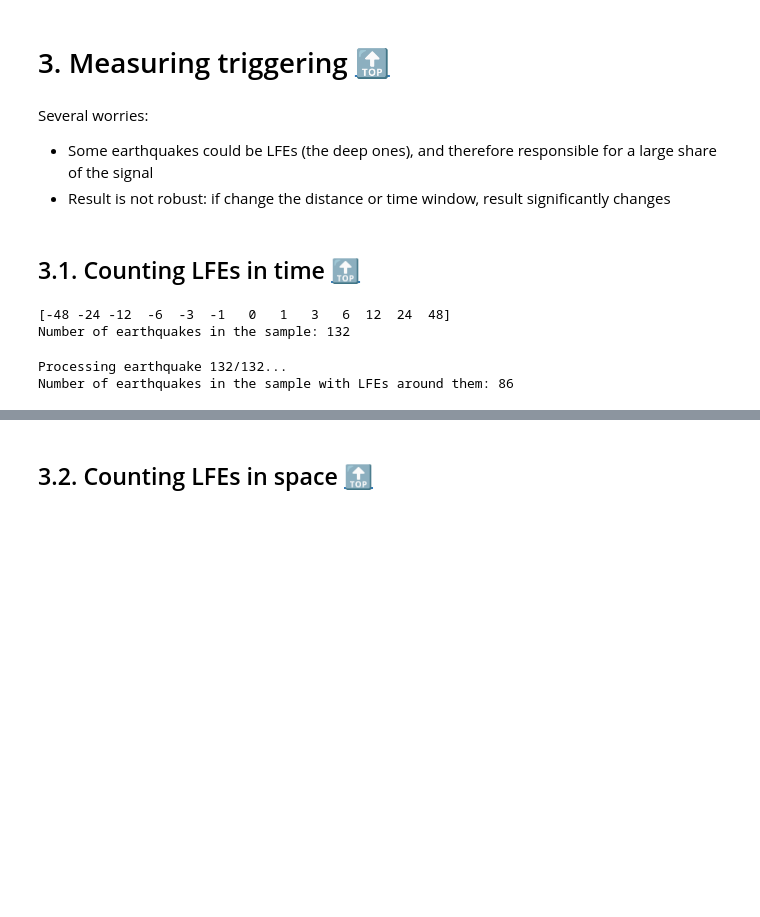
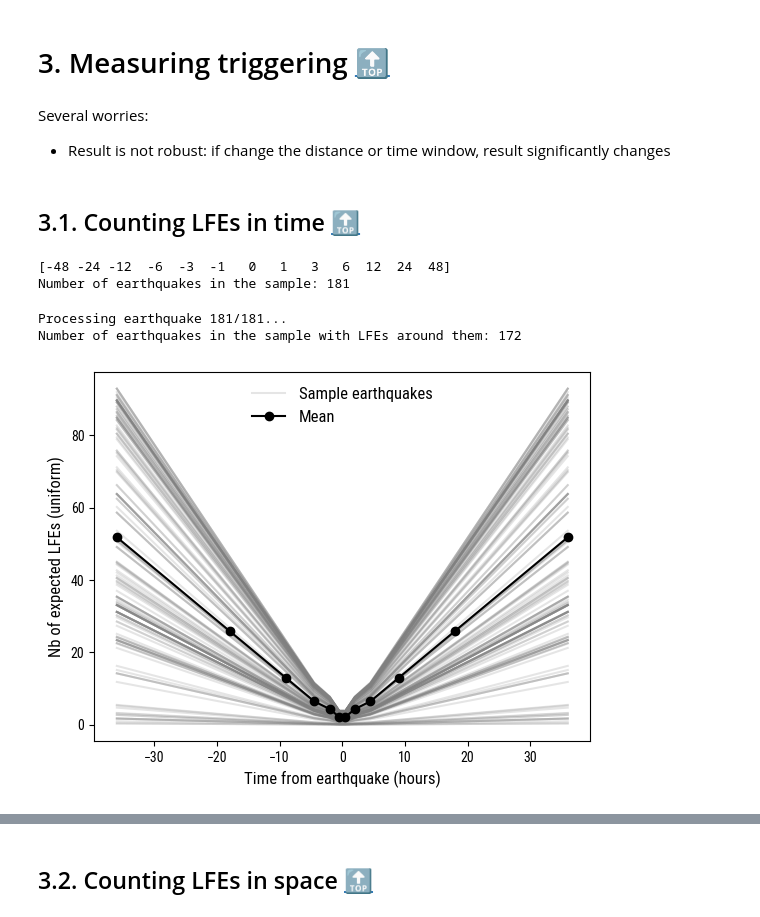
Before and after one commit to gfarge/tremor_v_eq, a Jupyter notebook: parkfield_triggering.ipynb, the cells around one changed output, grey strips where cells are left out. Cells and saved outputs as stored; diff of their text form; code cells hidden in the pictures; blank space fills up the shorter version.

```diff
--- a/parkfield_triggering.ipynb
+++ b/parkfield_triggering.ipynb
@@ -179,7 +183,6 @@ lfe_family['yf'] = t[1]
 # 3. <a id='toc3_'></a>Measuring triggering    [&#128285;](#toc0_)
 # %% [markdown]
 Several worries:
-- Some earthquakes could be LFEs (the deep ones), and therefore responsible for a large share of the signal
 - Result is not robust: if change the distance or time window, result significantly changes
 # %%
 # Define date range and completeness for this counting session
@@ -208,51 +213,62 @@ eq_in_range = eq_in_range[in_date_range & above_completness & (eq.yf < 5)]
 time_bins = np.array([-48, -24, -12, -6, -3, -1, 0, 1, 3, 6, 12, 24, 48]) # in hours
 print(time_bins)
 dmin = 0
-dmax = 20
+dmax = 60
 epicentral = True
 
 # Select which earthquakes to use for triggering analysis
 mag_min = 3.
-mag_max = 6
-depth_max = 20.
-eq_sample = eq_in_range[(eq_in_range.mag >= mag_min) & (eq_in_range.mag <= mag_max) & (eq_in_range.depth <= depth_max)]
+mag_max = 5.
+eq_sample = eq_in_range[(eq_in_range.mag >= mag_min) & (eq_in_range.mag <= mag_max)]
 
 print('Number of earthquakes in the sample: {:d}'.format(len(eq_sample)))
 # %% [output]
 [-48 -24 -12  -6  -3  -1   0   1   3   6  12  24  48]
-Number of earthquakes in the sample: 132
+Number of earthquakes in the sample: 181
 # %%
-# New: Compute the expected number of LFEs around selected earthquakes
+# Compute the expected number of LFEs around selected earthquakes
 n_lfe_base_total = np.zeros(len(eq_sample))
 
 for ii, sel_eq in enumerate(eq_sample.itertuples()):
     print('Processing earthquake {:d}/{:d}...'.format(ii+1, len(eq_sample)), end='\r')
 
     # Select LFE families within a given distance from the selected earthquake
     if epicentral:
         distance_to_lfe_fam = np.sqrt((lfe_family.xf - sel_eq.xf)**2 + (lfe_family.yf - sel_eq.yf)**2)
     else:
         distance_to_lfe_fam = np.sqrt((lfe_family.xf - sel_eq.xf)**2 + (lfe_family.yf - sel_eq.yf)**2 + (lfe_family.depth - sel_eq.depth)**2)
 
     lfe_fam_in_range = lfe_family[(distance_to_lfe_fam >= dmin) & (distance_to_lfe_fam <= dmax)]
 
     # Count the number of LFEs in the family
     n_lfe_base_total[ii] = lfe_fam_in_range.n_ev_in_range.sum()
 
 # Scale the total number of LFEs to the expected number in each time bin
 n_lfe_base = np.zeros((len(time_bins)-1, len(eq_sample)))
 
 total_duration = (date_range[1] - date_range[0]) / np.timedelta64(1, 'h') # in hours
 n_lfe_base_total = n_lfe_base_total / total_duration  # in events per hour
 
 for ii in range(len(eq_sample)):
     for jj in range(len(time_bins)-1):
         n_lfe_base[jj, ii] = n_lfe_base_total[ii] * (time_bins[jj+1] - time_bins[jj])
 
 # Remove the earthquakes that have no LFEs around them
 eq_sample = eq_sample[n_lfe_base_total != 0]
 n_lfe_base = n_lfe_base[:, n_lfe_base_total != 0]
 print('\nNumber of earthquakes in the sample with LFEs around them: {:d}'.format(len(eq_sample)))
+
+# Plot
+fig, ax = plt.subplots()
+ax.set_xlabel('Time from earthquake (hours)')
+ax.set_ylabel('Nb of expected LFEs (uniform)')
+for ii in range(len(eq_sample)):
+    ax.plot((time_bins[1:] + time_bins[:-1])/2,  n_lfe_base[:, ii], c=to_rgba('.5', .2))
+ax.plot([],  [], c=to_rgba('.5', .2), label='Sample earthquakes')
+ax.plot((time_bins[1:] + time_bins[:-1]) / 2, np.mean(n_lfe_base, axis=1), 'ko-', label='Mean')
+ax.legend()
+plt.show()
 # %% [output]
-Processing earthquake 132/132...
-Number of earthquakes in the sample with LFEs around them: 86
+Processing earthquake 181/181...
+Number of earthquakes in the sample with LFEs around them: 172
+[figure, added]
```
Also changed, not shown: parts of 18 cells of this notebook.
